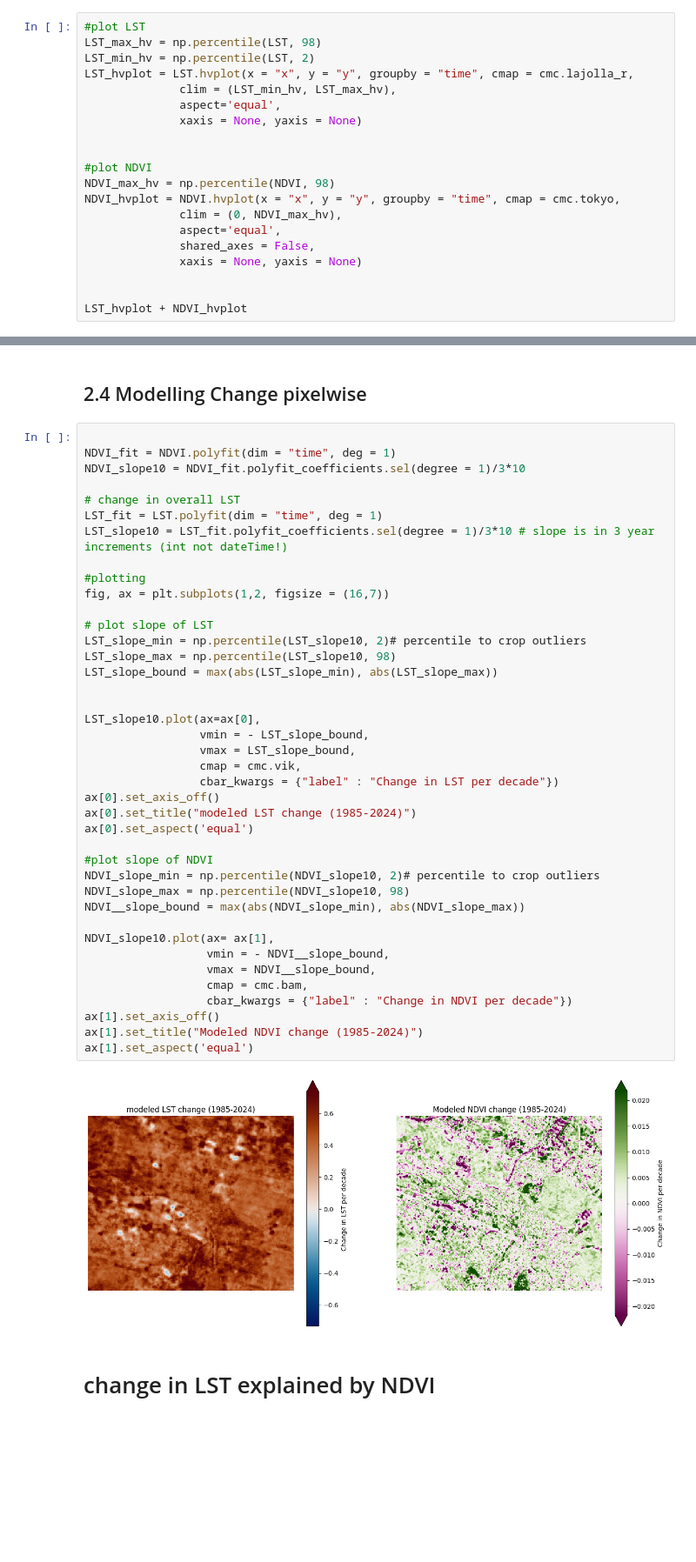
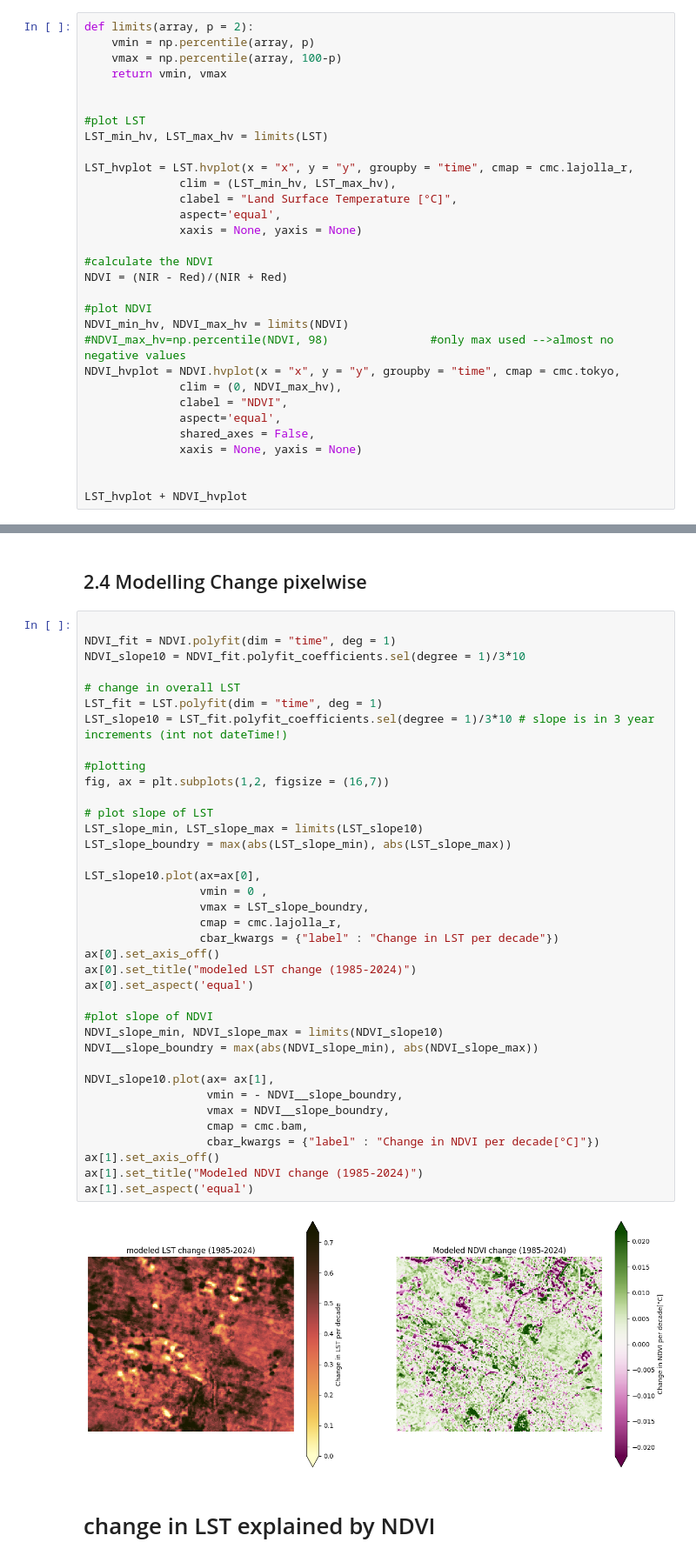
Before and after one commit to MinaKimBebi/Urban_Heat_Zurich_sds210_mbebi, a Jupyter notebook: notebooks/heattrends_in_Zurich.ipynb, the cells around one changed output, grey strips where cells are left out. Shown at 87% size. Cells and saved outputs as stored; diff of their text form; blank space fills up the shorter version.

```diff
--- a/notebooks/heattrends_in_Zurich.ipynb
+++ b/notebooks/heattrends_in_Zurich.ipynb
@@ -72,19 +72,30 @@ Text(0.5, 1.0, 'Zürich 2024')
 ## 2.1 Simple Visualization of change
 This code produces interactive hvplot animations of LST and NDVI at the different years
 # %%
+def limits(array, p = 2):
+    vmin = np.percentile(array, p)
+    vmax = np.percentile(array, 100-p)
+    return vmin, vmax
+
+
 #plot LST
-LST_max_hv = np.percentile(LST, 98)
-LST_min_hv = np.percentile(LST, 2)
+LST_min_hv, LST_max_hv = limits(LST)
+
 LST_hvplot = LST.hvplot(x = "x", y = "y", groupby = "time", cmap = cmc.lajolla_r,
               clim = (LST_min_hv, LST_max_hv),
+              clabel = "Land Surface Temperature [°C]",
               aspect='equal',
               xaxis = None, yaxis = None)
 
+#calculate the NDVI
+NDVI = (NIR - Red)/(NIR + Red)
 
 #plot NDVI
-NDVI_max_hv = np.percentile(NDVI, 98)
+NDVI_min_hv, NDVI_max_hv = limits(NDVI)
+#NDVI_max_hv=np.percentile(NDVI, 98)               #only max used -->almost no negative values
 NDVI_hvplot = NDVI.hvplot(x = "x", y = "y", groupby = "time", cmap = cmc.tokyo,
               clim = (0, NDVI_max_hv),
+              clabel = "NDVI",
               aspect='equal',
               shared_axes = False,
               xaxis = None, yaxis = None)
@@ -151,45 +165,42 @@ ax[1].legend()
 # %%
 
 NDVI_fit = NDVI.polyfit(dim = "time", deg = 1)
 NDVI_slope10 = NDVI_fit.polyfit_coefficients.sel(degree = 1)/3*10
 
 # change in overall LST
 LST_fit = LST.polyfit(dim = "time", deg = 1)
 LST_slope10 = LST_fit.polyfit_coefficients.sel(degree = 1)/3*10 # slope is in 3 year increments (int not dateTime!)
 
 #plotting
 fig, ax = plt.subplots(1,2, figsize = (16,7))
 
 # plot slope of LST
-LST_slope_min = np.percentile(LST_slope10, 2)# percentile to crop outliers
-LST_slope_max = np.percentile(LST_slope10, 98)
-LST_slope_bound = max(abs(LST_slope_min), abs(LST_slope_max))
-
+LST_slope_min, LST_slope_max = limits(LST_slope10)
+LST_slope_boundry = max(abs(LST_slope_min), abs(LST_slope_max))
 
 LST_slope10.plot(ax=ax[0],
-                 vmin = - LST_slope_bound,
-                 vmax = LST_slope_bound,
-                 cmap = cmc.vik,
+                 vmin = 0 ,
+                 vmax = LST_slope_boundry,
+                 cmap = cmc.lajolla_r,
                  cbar_kwargs = {"label" : "Change in LST per decade"})
 ax[0].set_axis_off()
 ax[0].set_title("modeled LST change (1985-2024)")
 ax[0].set_aspect('equal')
 
 #plot slope of NDVI
-NDVI_slope_min = np.percentile(NDVI_slope10, 2)# percentile to crop outliers
-NDVI_slope_max = np.percentile(NDVI_slope10, 98)
-NDVI__slope_bound = max(abs(NDVI_slope_min), abs(NDVI_slope_max))
+NDVI_slope_min, NDVI_slope_max = limits(NDVI_slope10)
+NDVI__slope_boundry = max(abs(NDVI_slope_min), abs(NDVI_slope_max))
 
 NDVI_slope10.plot(ax= ax[1],
-                  vmin = - NDVI__slope_bound,
-                  vmax = NDVI__slope_bound,
+                  vmin = - NDVI__slope_boundry,
+                  vmax = NDVI__slope_boundry,
                   cmap = cmc.bam,
-                  cbar_kwargs = {"label" : "Change in NDVI per decade"})
+                  cbar_kwargs = {"label" : "Change in NDVI per decade[°C]"})
 ax[1].set_axis_off()
 ax[1].set_title("Modeled NDVI change (1985-2024)")
 ax[1].set_aspect('equal')
 # %% [output]
-[figure, old version]
+[figure, new version]
 # %% [markdown]
 # change in LST explained by NDVI
 # %%
```
Also changed, not shown: parts of 7 cells of this notebook.
